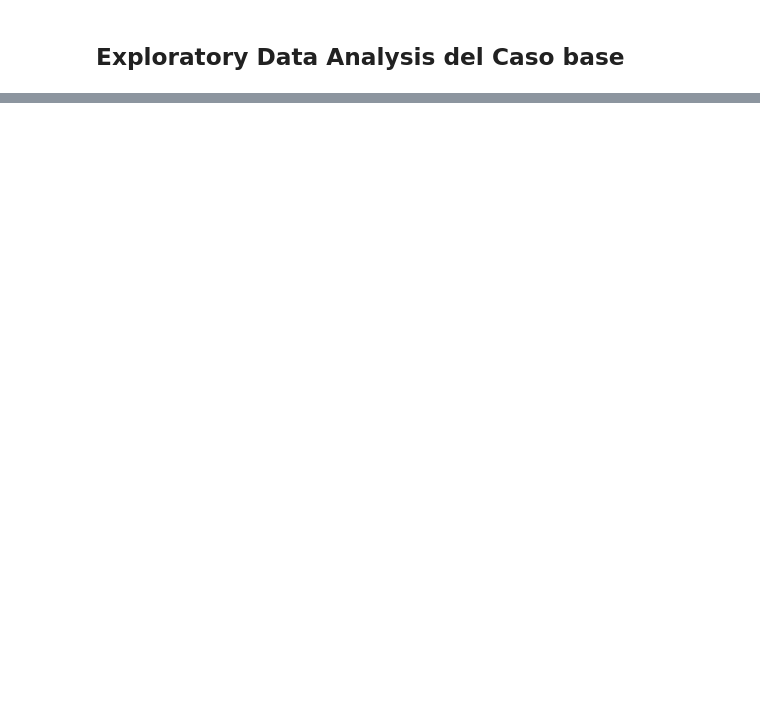
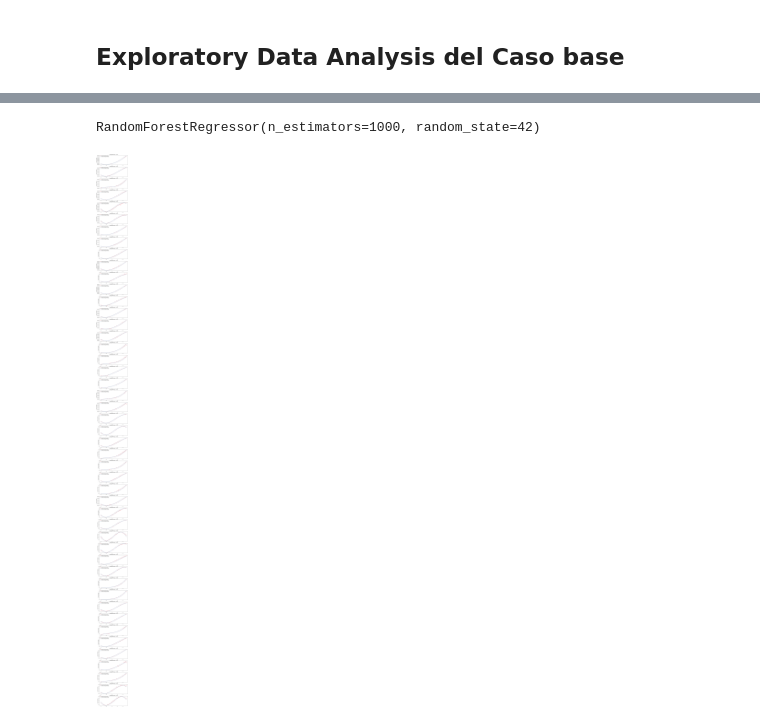
Before and after one commit to edtrelo/COVID19Model, a Jupyter notebook: src/model/EDA.ipynb, the cells around one changed output, grey strips where cells are left out. Drawn from its saved outputs; the diff is of its cells as text; code cells hidden in the pictures; blank space fills up the shorter version.

```diff
--- a/src/model/EDA.ipynb
+++ b/src/model/EDA.ipynb
@@ -16,0 +248,2 @@ casos
+# %%
+main = pd.concat(dfs, axis = 0)
@@ -16,0 +260,20 @@ casos
+# %%
+train_X, test_X, train_Y, test_Y = train_test_split(main.iloc[:, :-2], main.iloc[:, -1], test_size = 0.25, random_state = 42)
+# %%
+rf.fit(train_X, train_Y)
+# %% [output]
+RandomForestRegressor(n_estimators=1000, random_state=42)
+# %%
+Y = rf.predict(main.iloc[:, :-2])
+# %%
+fig, ax = plt.subplots(47, figsize = (10, 200))
+
+t = np.array(range(95))
+for k in range(47):
+    ax[k].plot(Y[[47*i + k for i in range(95)]], color = 'r', label = 'Random Forest Forecasting')
+    ax[k].plot(t, λ(t, k), label = 'Fuerza de Contagio Estimada')
+    ax[k].legend()
+    ax[k].set_ylabel('Fuerza de Contagio')
+    ax[k].set_title('Código de Municipio: {}'.format(acumdefun.index[i]))
+# %% [output]
+[figure, added]
```
Also changed, not shown: parts of 39 cells of this notebook.
